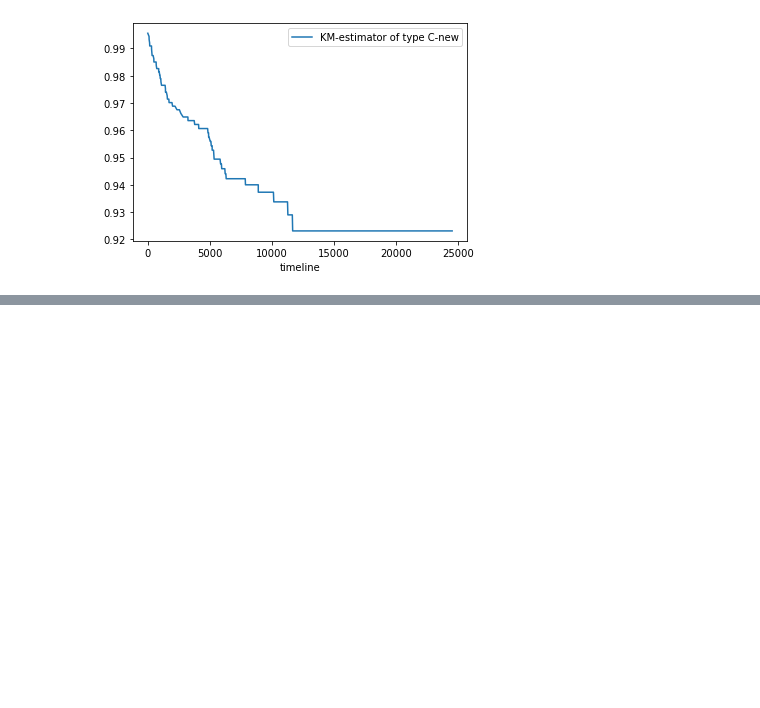
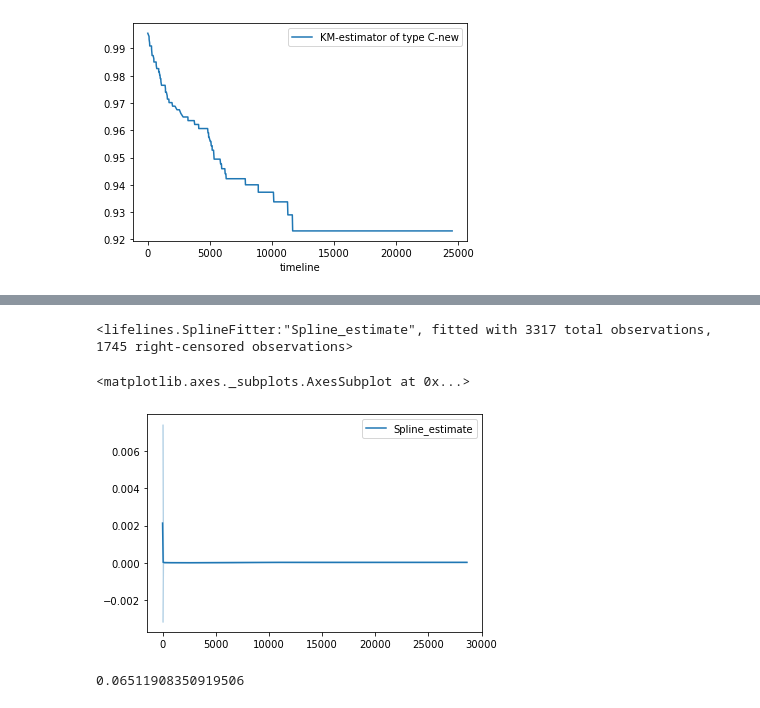
Before and after one commit to nghi-truyen/Flight-Data-Analysis, a Jupyter notebook: FlightDataAnalysis.ipynb, the cells around one changed output, grey strips where cells are left out. Saved outputs shown, nothing was run; the diff lists cells and outputs as text; code cells hidden in the pictures; blank space fills up the shorter version.

```diff
--- a/FlightDataAnalysis.ipynb
+++ b/FlightDataAnalysis.ipynb
@@ -361,0 +417,22 @@ KMF('B').plot()
+# %%
+from lifelines.utils import find_best_parametric_model
+from lifelines.datasets import load_lymph_node
+from lifelines import SplineFitter
+
+T,E = time_sticker(data_types['C'])
+T[T==0]=1e-6
+
+best_model, best_aic_ = find_best_parametric_model(T, E, scoring_method="AIC")
+
+print(best_model)
+# <lifelines.SplineFitter:"Spline_estimate", fitted with 686 total observations, 387 right-censored observations>
+
+best_model.plot_hazard()
+# %% [output]
+<lifelines.SplineFitter:"Spline_estimate", fitted with 3317 total observations, 1745 right-censored observations>
+<matplotlib.axes._subplots.AxesSubplot at 0x...>
+[figure, added]
+# %%
+216/len(T)
+# %% [output]
+0.06511908350919506
```
Also changed, not shown: parts of 13 cells of this notebook.
